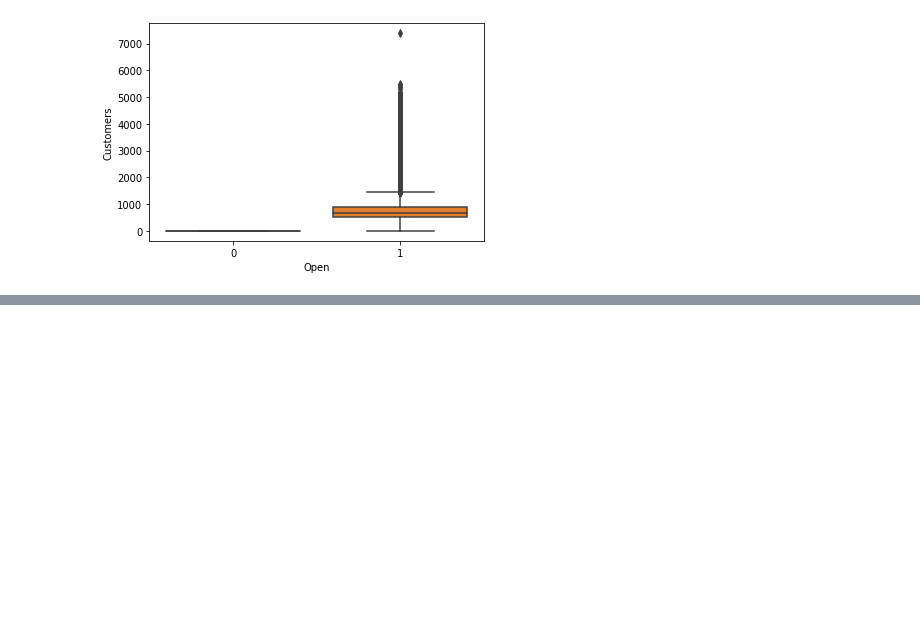
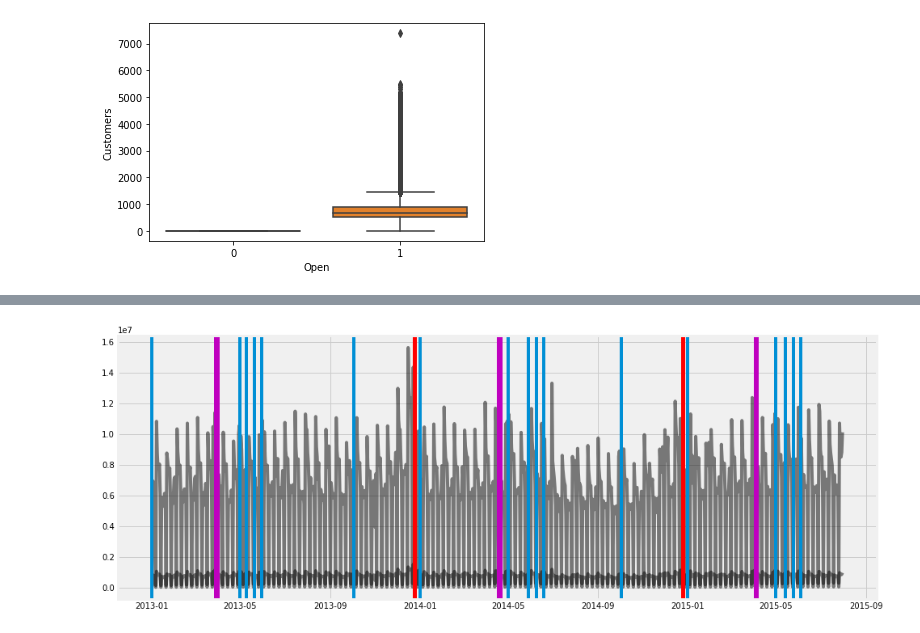
Before and after one commit to fbagire/pharmaceutical_sales_forecast, a Jupyter notebook: notebook/EDA.ipynb, the cells around one changed output, grey strips where cells are left out. Drawn from its saved outputs; the diff is of its cells as text; code cells hidden in the pictures; blank space fills up the shorter version.

```diff
--- a/notebook/EDA.ipynb
+++ b/notebook/EDA.ipynb
@@ -314,0 +240,20 @@ plt.show()
+# %%
+fig, axes = plt.subplots(nrows=1, ncols=1, sharex=True,figsize=(15,6))
+
+
+for v in train_grouped.columns.difference(['StateHoliday']).tolist():
+    axes.plot(train_grouped[v], label=v, color='black', alpha=.5)
+
+
+#highlight areas
+# highlight_datetimes(public_holiday, axes)
+for i in public_holiday:
+    plt.axvline(i)
+
+for i in easter:
+    plt.axvline(i,color='m')
+
+for i in xmas:
+    plt.axvline(i,color='r')
+# %% [output]
+[figure, added]
```
Also changed, not shown: parts of 24 cells of this notebook.
